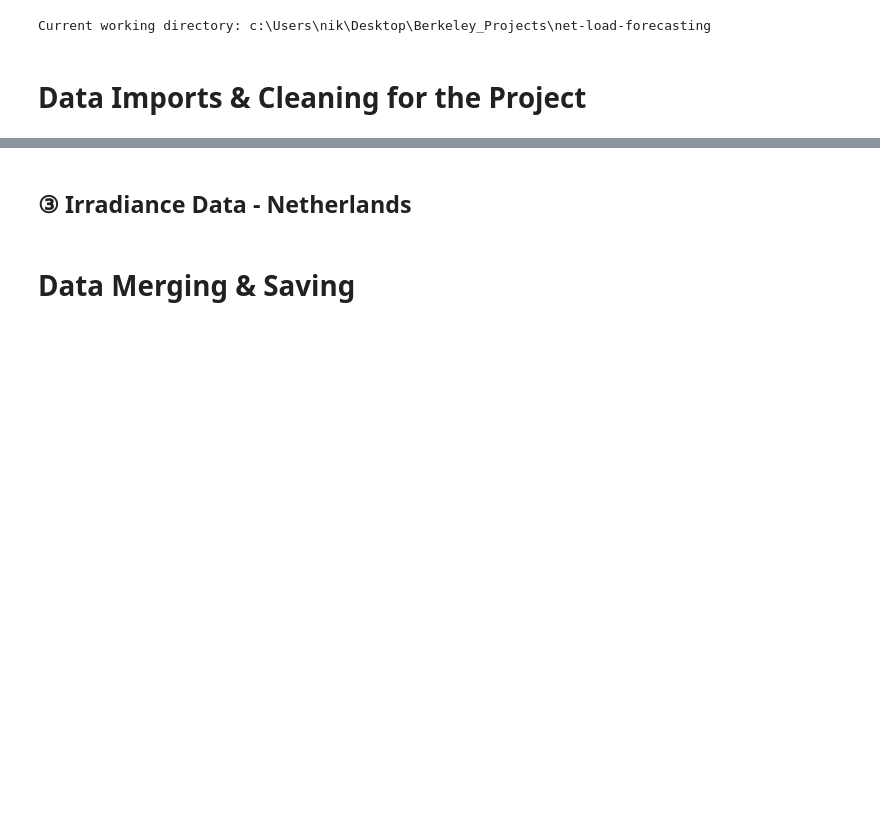
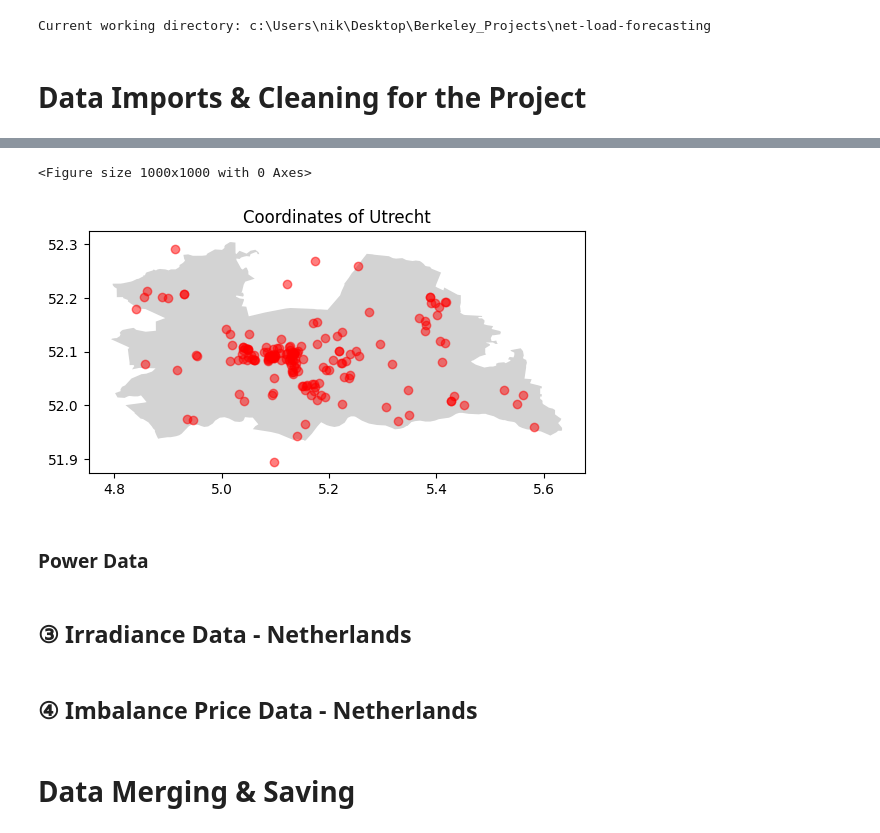
Before and after one commit to nikohou/net-load-forecasting, a Jupyter notebook: notebooks/data_prep.ipynb, the cells around one changed output, grey strips where cells are left out. Saved outputs shown, nothing was run; the diff lists cells and outputs as text; code cells hidden in the pictures; blank space fills up the shorter version.

Commit message:
Calc lat/lon from bounding boxes and visualize

```diff
--- a/notebooks/data_prep.ipynb
+++ b/notebooks/data_prep.ipynb
@@ -124,0 +145,9 @@ df_pv = pd.read_csv(os.path.join(os.getcwd(), 'data', 'raw_data', 'pv', 'filtere
+# %%
+df_meta = pd.read_csv(os.path.join(os.getcwd(), 'data', 'raw_data', 'pv', 'metadata.csv'), sep=';')
+
+df_meta['latitude'] = (df_meta['north'] + df_meta['south']) / 2
+df_meta['longitude'] = (df_meta['east'] + df_meta['west']) / 2
+
+df_meta = df_meta[['ID', 'latitude', 'longitude', 'tilt', 'azimuth', 'estimated_dc_capacity', 'estimated_ac_capacity']]
+
+df_meta
@@ -124,0 +168,33 @@ df_pv = pd.read_csv(os.path.join(os.getcwd(), 'data', 'raw_data', 'pv', 'filtere
+# %%
+# Lets visualize the coordinates of the PV systems on a map
+
+# Read the shapefile of the Netherlands
+netherlands = gpd.read_file("https://stacks.stanford.edu/file/druid:st293bj4601/data.zip")
+
+# Select the city of Utrecht
+utrecht = netherlands.iloc[[10]]
+
+# Create a dataframe of the coordinates
+df_coords = df_meta[['ID','latitude','longitude']].copy()
+df_coords.set_index('ID', inplace=True)
+
+# Create a list of points from the coordinates
+geometry = [Point(xy) for xy in zip(df_coords['longitude'], df_coords['latitude'])]
+
+# Create a GeoDataFrame from the coordinates
+gdf = GeoDataFrame(df_coords, geometry=geometry)
+
+# Plot the map of the Netherlands
+plt.figure(figsize=(10, 10))
+ax = utrecht.plot(color='lightgray')
+
+# Plot the coordinates on the map
+gdf.plot(ax=ax, color='red', marker='o', alpha=0.5)
+
+# Add a title to the plot
+plt.title('Coordinates of Utrecht')
+# Show the plot
+plt.show()
+# %% [output]
+<Figure size 1000x1000 with 0 Axes>
+[figure, added]
@@ -125,4 +203,8 @@ df_pv = pd.read_csv(os.path.join(os.getcwd(), 'data', 'raw_data', 'pv', 'filtere
+# %% [markdown]
+### Power Data
 # %% [markdown]
 ## &#x2462; Irradiance Data - Netherlands
+# %% [markdown]
+## &#x2463; Imbalance Price Data - Netherlands
 # %% [markdown]
 # Data Merging & Saving
```
Also changed, not shown: parts of 8 cells of this notebook.
